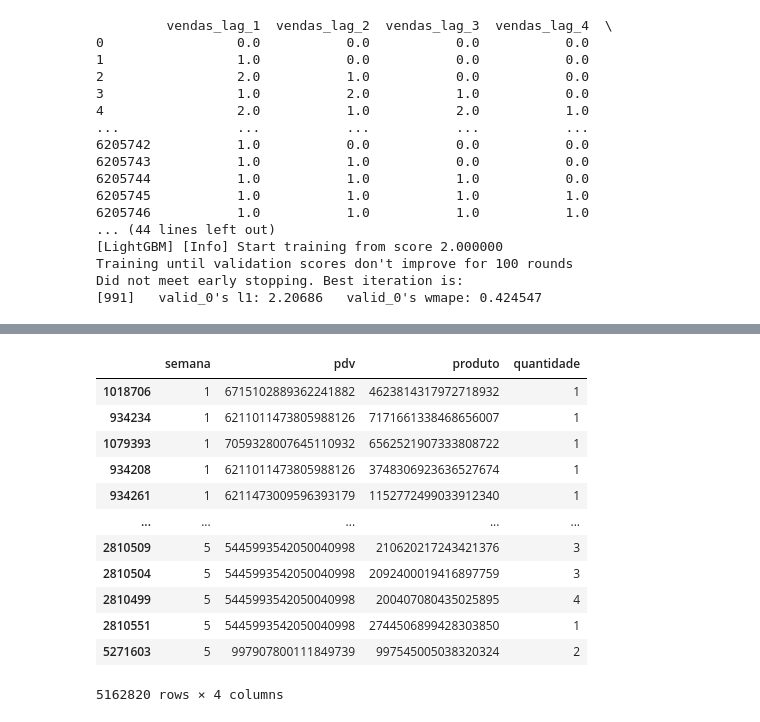
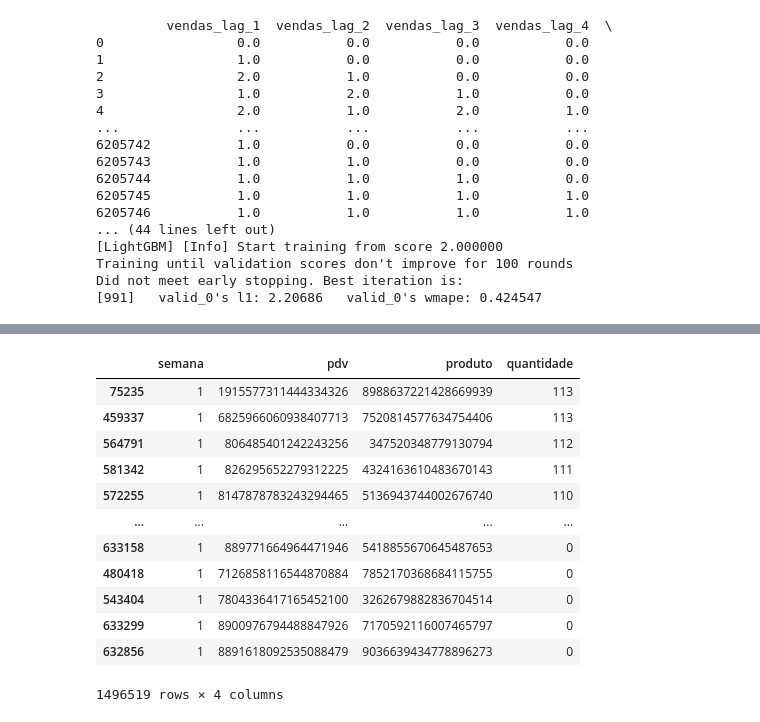
Before and after one commit to pedronxaa/Os-Silkers, a Jupyter notebook: src/main.ipynb, the cells around one changed output, grey strips where cells are left out. Drawn from its saved outputs; the diff is of its cells as text; code cells hidden in the pictures.

```diff
--- a/src/main.ipynb
+++ b/src/main.ipynb
@@ -65,21 +100,23 @@ predictions = predict(1, 1, 2023, model, df, '.')
 # %%
 predictions = predictions.astype('int')
 # %%
-predictions
+predictions_positive = predictions.drop(predictions[predictions['quantidade'] < 0].index)
-# %% [output]
-|  | semana | pdv | produto | quantidade |
-| 1018706 | 1 | 6715102889362241882 | 4623814317972718932 | 1 |
-| 934234 | 1 | 6211011473805988126 | 7171661338468656007 | 1 |
-| 1079393 | 1 | 7059328007645110932 | 6562521907333808722 | 1 |
-| 934208 | 1 | 6211011473805988126 | 3748306923636527674 | 1 |
-| 934261 | 1 | 6211473009596393179 | 1152772499033912340 | 1 |
-| ... | ... | ... | ... | ... |
-| 2810509 | 5 | 5445993542050040998 | 210620217243421376 | 3 |
-| 2810504 | 5 | 5445993542050040998 | 2092400019416897759 | 3 |
-| 2810499 | 5 | 5445993542050040998 | 200407080435025895 | 4 |
-| 2810551 | 5 | 5445993542050040998 | 2744506899428303850 | 1 |
-| 5271603 | 5 | 997907800111849739 | 997545005038320324 | 2 |
-5162820 rows × 4 columns
+# %%
+predictions_positive.sort_values(['quantidade'], ascending=False)
+# %% [output]
+|  | semana | pdv | produto | quantidade |
+| 75235 | 1 | 1915577311444334326 | 8988637221428669939 | 113 |
+| 459337 | 1 | 6825966060938407713 | 7520814577634754406 | 113 |
+| 564791 | 1 | 806485401242243256 | 347520348779130794 | 112 |
+| 581342 | 1 | 826295652279312225 | 4324163610483670143 | 111 |
+| 572255 | 1 | 8147878783243294465 | 5136943744002676740 | 110 |
+| ... | ... | ... | ... | ... |
+| 633158 | 1 | 889771664964471946 | 5418855670645487653 | 0 |
+| 480418 | 1 | 7126858116544870884 | 7852170368684115755 | 0 |
+| 543404 | 1 | 7804336417165452100 | 3262679882836704514 | 0 |
+| 633299 | 1 | 8900976794488847926 | 7170592116007465797 | 0 |
+| 632856 | 1 | 8891618092535088479 | 9036639434778896273 | 0 |
+1496519 rows × 4 columns
 # %%
 import matplotlib.pyplot as plt
 
```
Also changed, not shown: parts of 10 cells of this notebook, 1 other file.
